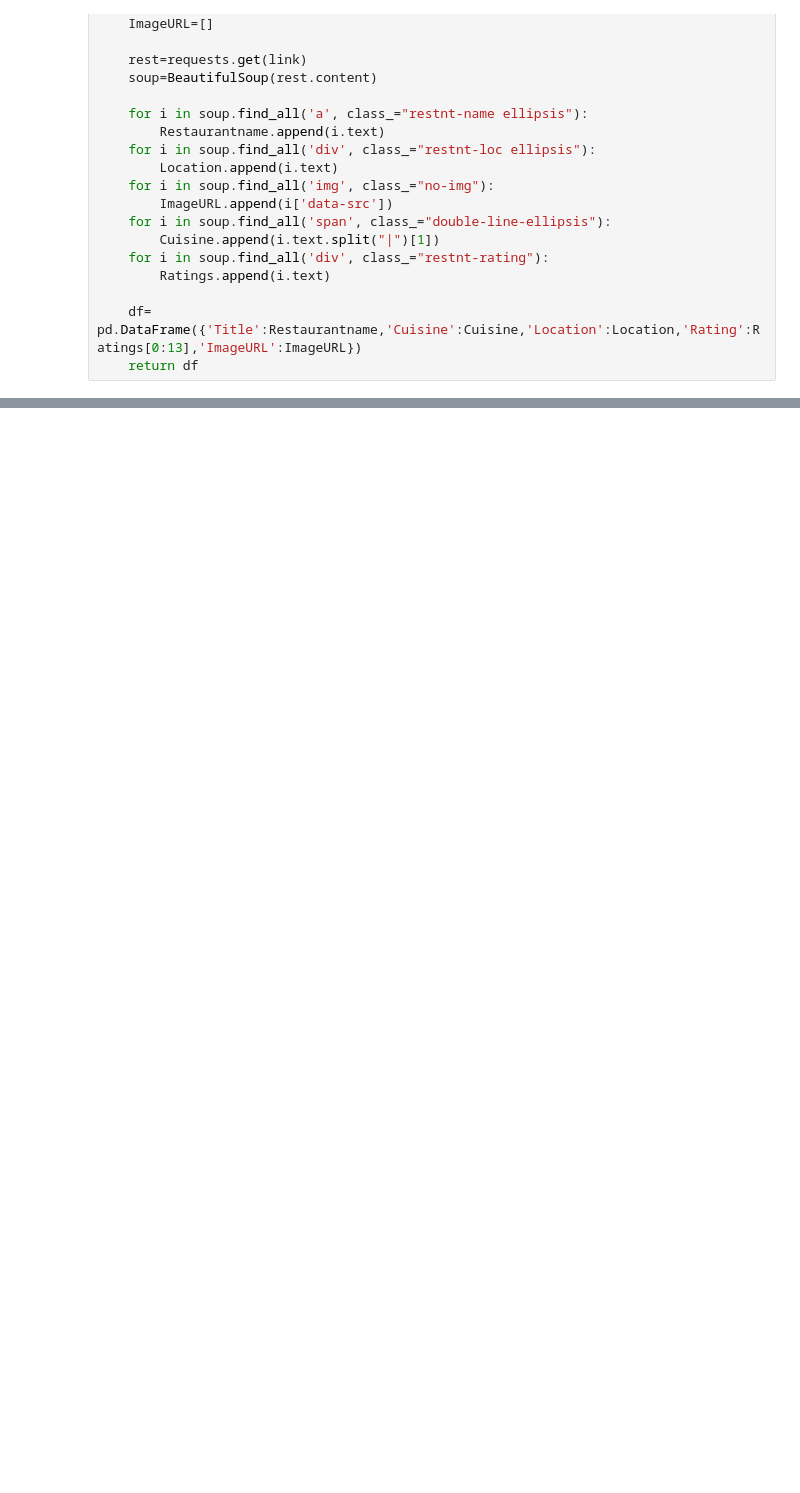
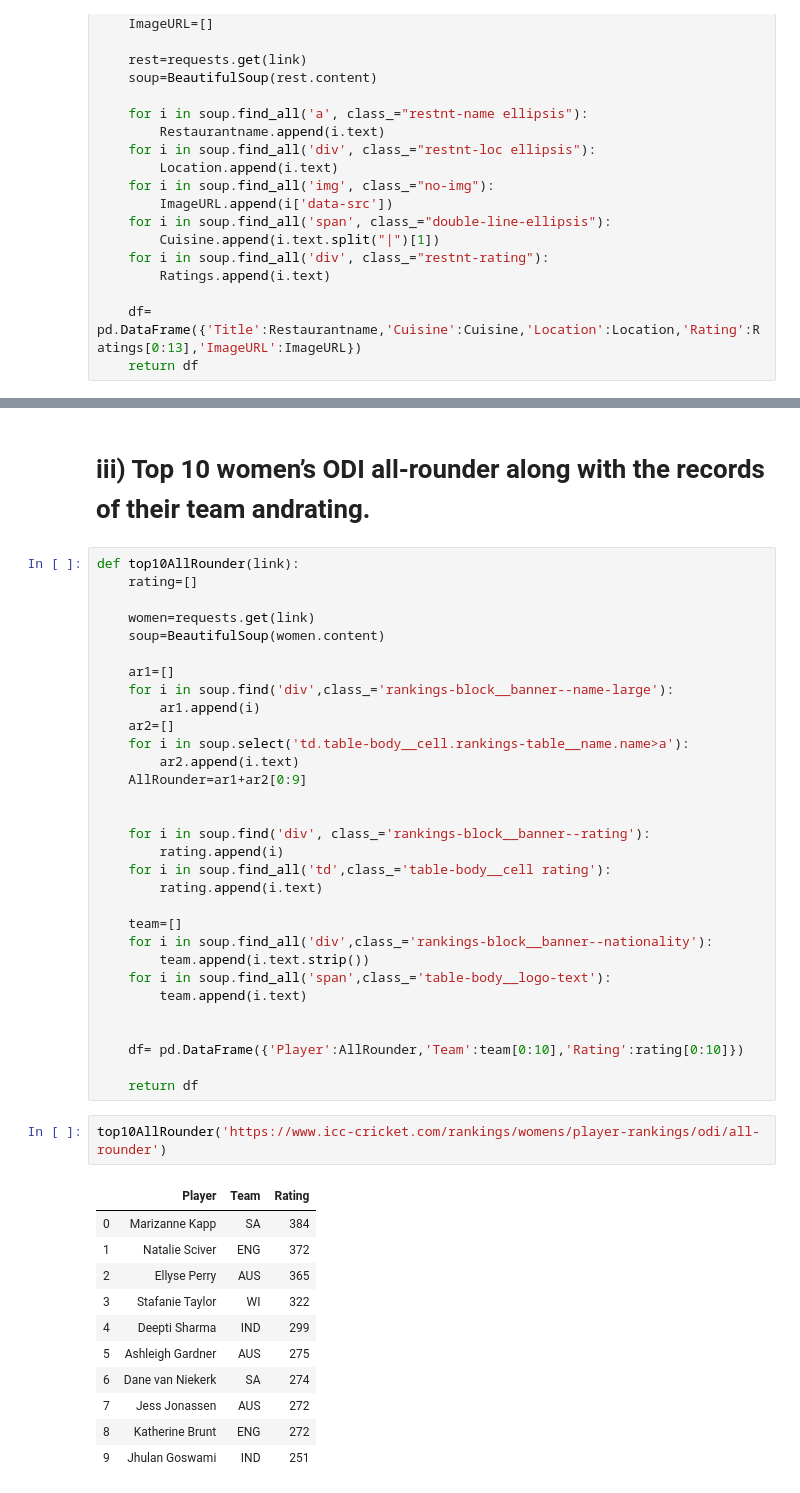
Before and after one commit to Rohit1492/Internship, a Jupyter notebook: WEB_SCRAPING_ASSIGNMENT-1.ipynb, the cells around one changed output, grey strips where cells are left out. Drawn from its saved outputs; the diff is of its cells as text; blank space fills up the shorter version.

```diff
--- a/WEB_SCRAPING_ASSIGNMENT-1.ipynb
+++ b/WEB_SCRAPING_ASSIGNMENT-1.ipynb
@@ -398,0 +623,47 @@ monument('https://www.puredestinations.co.uk/top-10-famous-monuments-to-visit-in
+# %% [markdown]
+# iii) Top 10 women’s ODI all-rounder along with the records of their team andrating.
+# %%
+def top10AllRounder(link):
+    rating=[]
+
+    women=requests.get(link)
+    soup=BeautifulSoup(women.content)
+
+    ar1=[]
+    for i in soup.find('div',class_='rankings-block__banner--name-large'):
+        ar1.append(i)
+    ar2=[]
+    for i in soup.select('td.table-body__cell.rankings-table__name.name>a'):
+        ar2.append(i.text)
+    AllRounder=ar1+ar2[0:9]
+
+
+    for i in soup.find('div', class_='rankings-block__banner--rating'):
+        rating.append(i)
+    for i in soup.find_all('td',class_='table-body__cell rating'):
+        rating.append(i.text)
+
+    team=[]
+    for i in soup.find_all('div',class_='rankings-block__banner--nationality'):
+        team.append(i.text.strip())
+    for i in soup.find_all('span',class_='table-body__logo-text'):
+        team.append(i.text)
+
+
+    df= pd.DataFrame({'Player':AllRounder,'Team':team[0:10],'Rating':rating[0:10]})
+
+    return df
+# %%
+top10AllRounder('https://www.icc-cricket.com/rankings/womens/player-rankings/odi/all-rounder')
+# %% [output]
+|  | Player | Team | Rating |
+| 0 | Marizanne Kapp | SA | 384 |
+| 1 | Natalie Sciver | ENG | 372 |
+| 2 | Ellyse Perry | AUS | 365 |
+| 3 | Stafanie Taylor | WI | 322 |
+| 4 | Deepti Sharma | IND | 299 |
+| 5 | Ashleigh Gardner | AUS | 275 |
+| 6 | Dane van Niekerk | SA | 274 |
+| 7 | Jess Jonassen | AUS | 272 |
+| 8 | Katherine Brunt | ENG | 272 |
+| 9 | Jhulan Goswami | IND | 251 |
```
Also changed, not shown: parts of 20 cells of this notebook.
